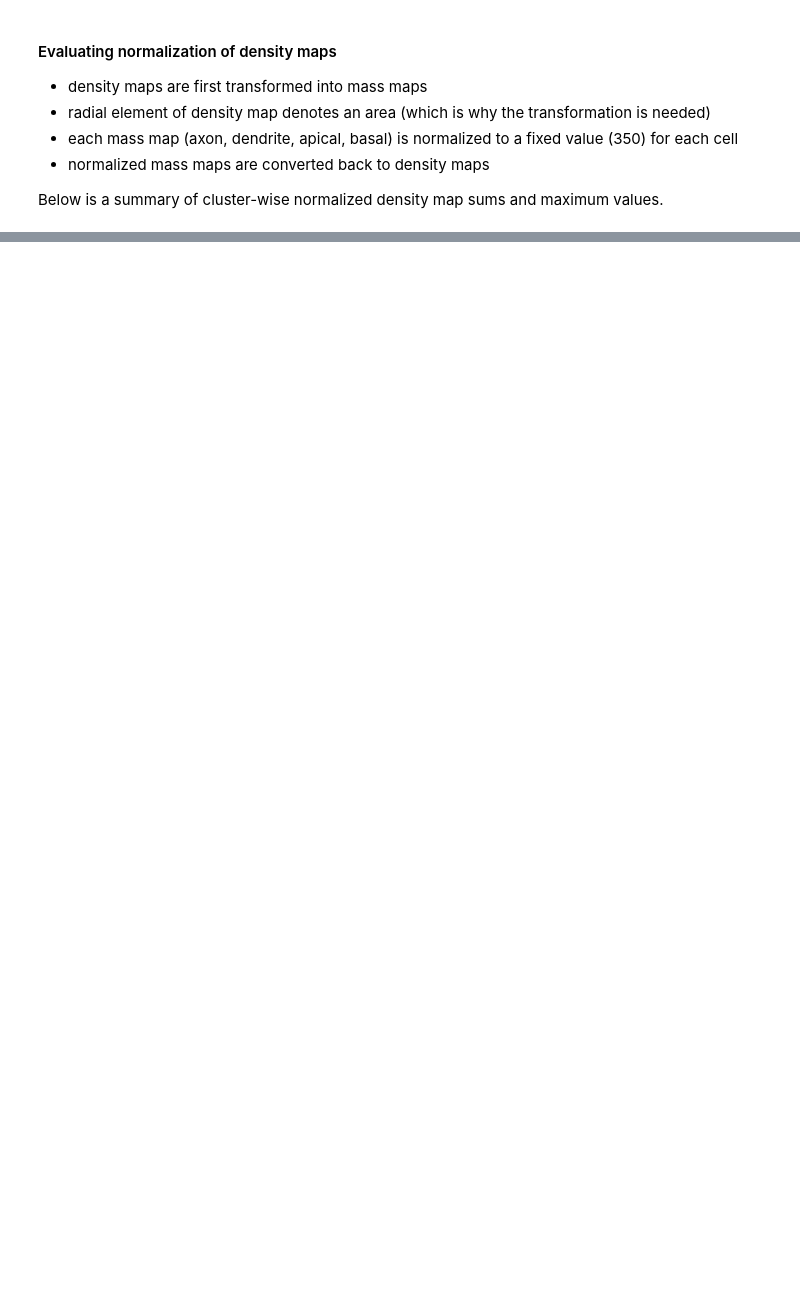
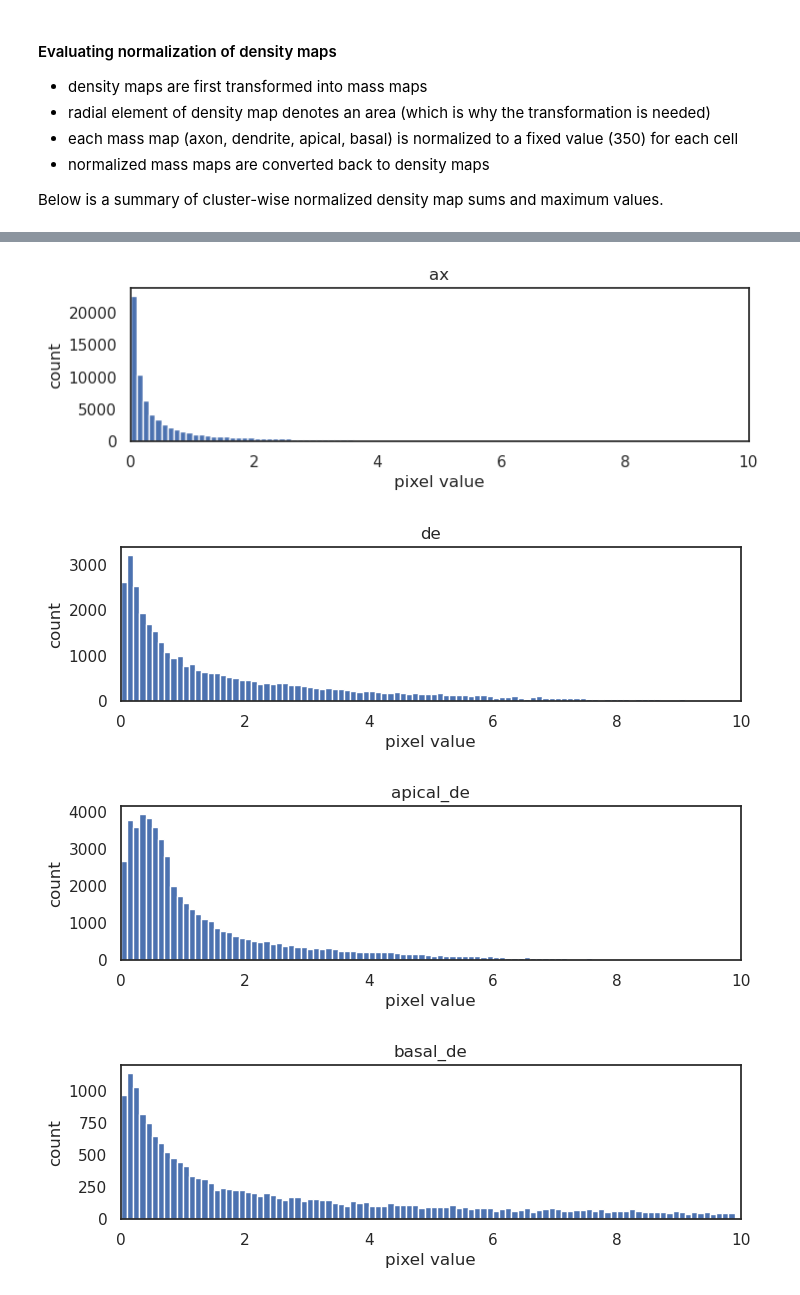
Before and after one commit to AllenInstitute/cplAE_MET, a Jupyter notebook: notebooks/06_M_data.ipynb, the cells around one changed output, grey strips where cells are left out. Drawn from its saved outputs; the diff is of its cells as text; code cells hidden in the pictures; blank space fills up the shorter version.

```diff
--- a/notebooks/06_M_data.ipynb
+++ b/notebooks/06_M_data.ipynb
@@ -116,3 +121,19 @@ plt.show()
+# %%
+title = ['ax' ,'de' ,'apical_de' ,'basal_de']
+for i in range(4):
+    xm0 = M[...,i].ravel()
+    xm0 = xm0[xm0>0]
+    xm0 = xm0[~np.isnan(xm0)]
+
+    f, ax = plt.subplots(1,1,figsize=(8,2))
+    _ = plt.hist(xm0, bins=np.arange(-0.1,10,0.1))
+    ax.set(xlim = (0,10), xlabel='pixel value', ylabel='count', title=title[i])
+    plt.show()
+# %% [output]
+[figure, added]
+[figure, added]
+[figure, added]
+[figure, added]
 # %%
 ind = np.flatnonzero(sd > 0.9)
 for i in np.random.choice(ind,2):
```
Also changed, not shown: parts of 9 cells of this notebook.
